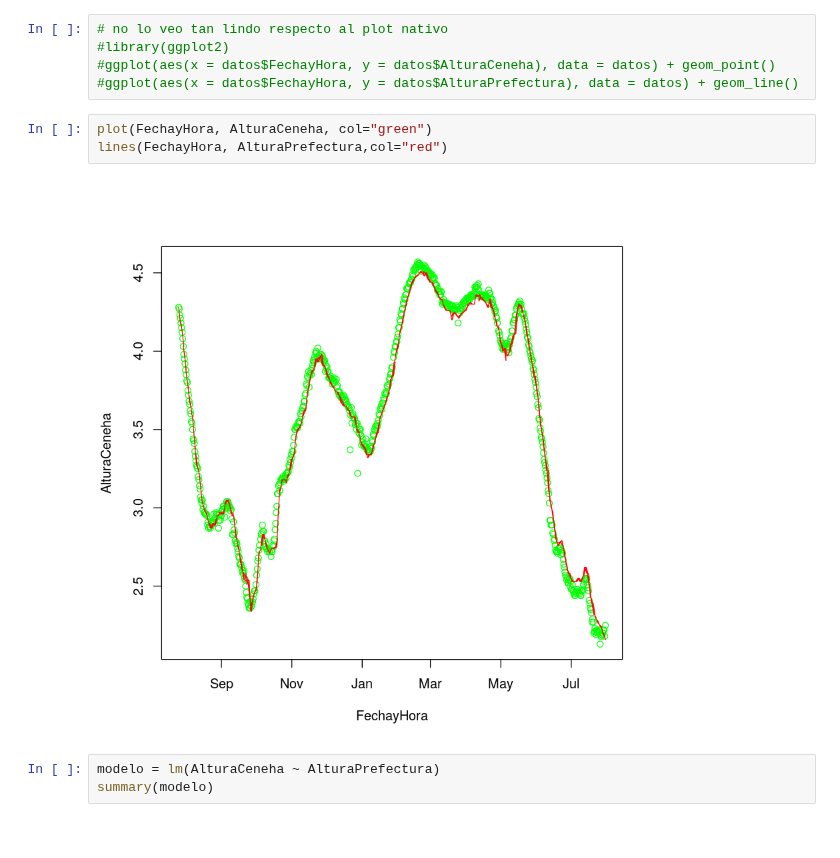
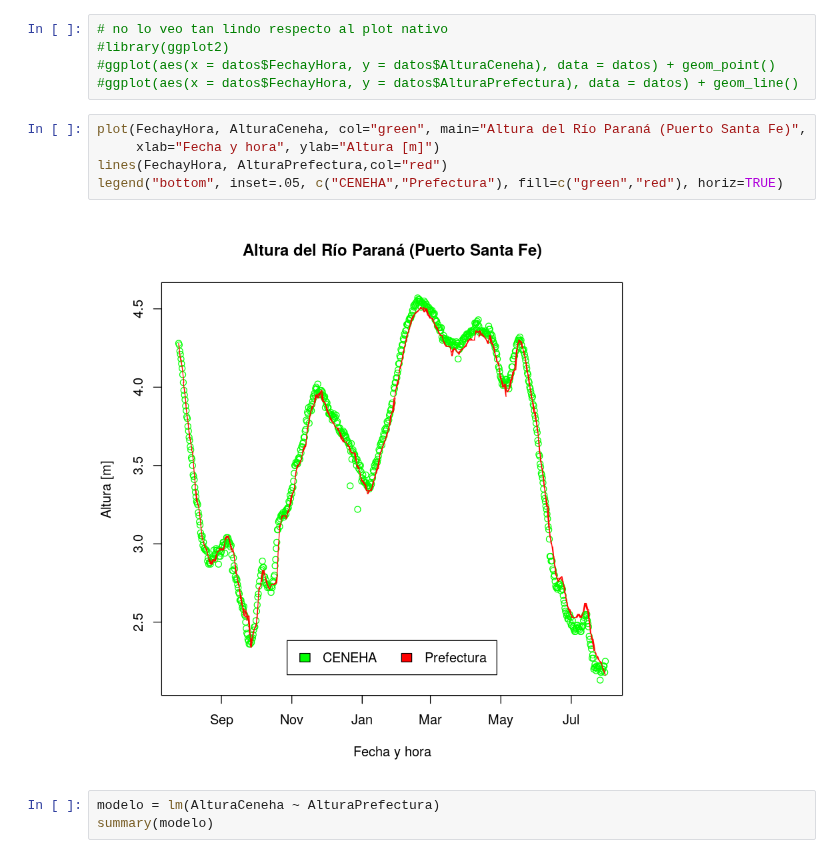
Before and after one commit to emilopez/intro-R, a Jupyter notebook: tp-final/Analisis.ipynb, the cells around one changed output. Drawn from its saved outputs; the diff is of its cells as text.

```diff
--- a/tp-final/Analisis.ipynb
+++ b/tp-final/Analisis.ipynb
@@ -38,11 +28,13 @@ The following object is masked from datos (pos = 9):
 #library(ggplot2)
 #ggplot(aes(x = datos$FechayHora, y = datos$AlturaCeneha), data = datos) + geom_point()
 #ggplot(aes(x = datos$FechayHora, y = datos$AlturaPrefectura), data = datos) + geom_line()
-# %%
-plot(FechayHora, AlturaCeneha, col="green")
-lines(FechayHora, AlturaPrefectura,col="red")
-# %% [output]
-[figure, removed]
+# %%
+plot(FechayHora, AlturaCeneha, col="green", main="Altura del Río Paraná (Puerto Santa Fe)",
+     xlab="Fecha y hora", ylab="Altura [m]")
+lines(FechayHora, AlturaPrefectura,col="red")
+legend("bottom", inset=.05, c("CENEHA","Prefectura"), fill=c("green","red"), horiz=TRUE)
+# %% [output]
+[figure, added]
 # %%
 modelo = lm(AlturaCeneha ~ AlturaPrefectura)
 summary(modelo)
```
Also changed, not shown: parts of 3 cells of this notebook.
